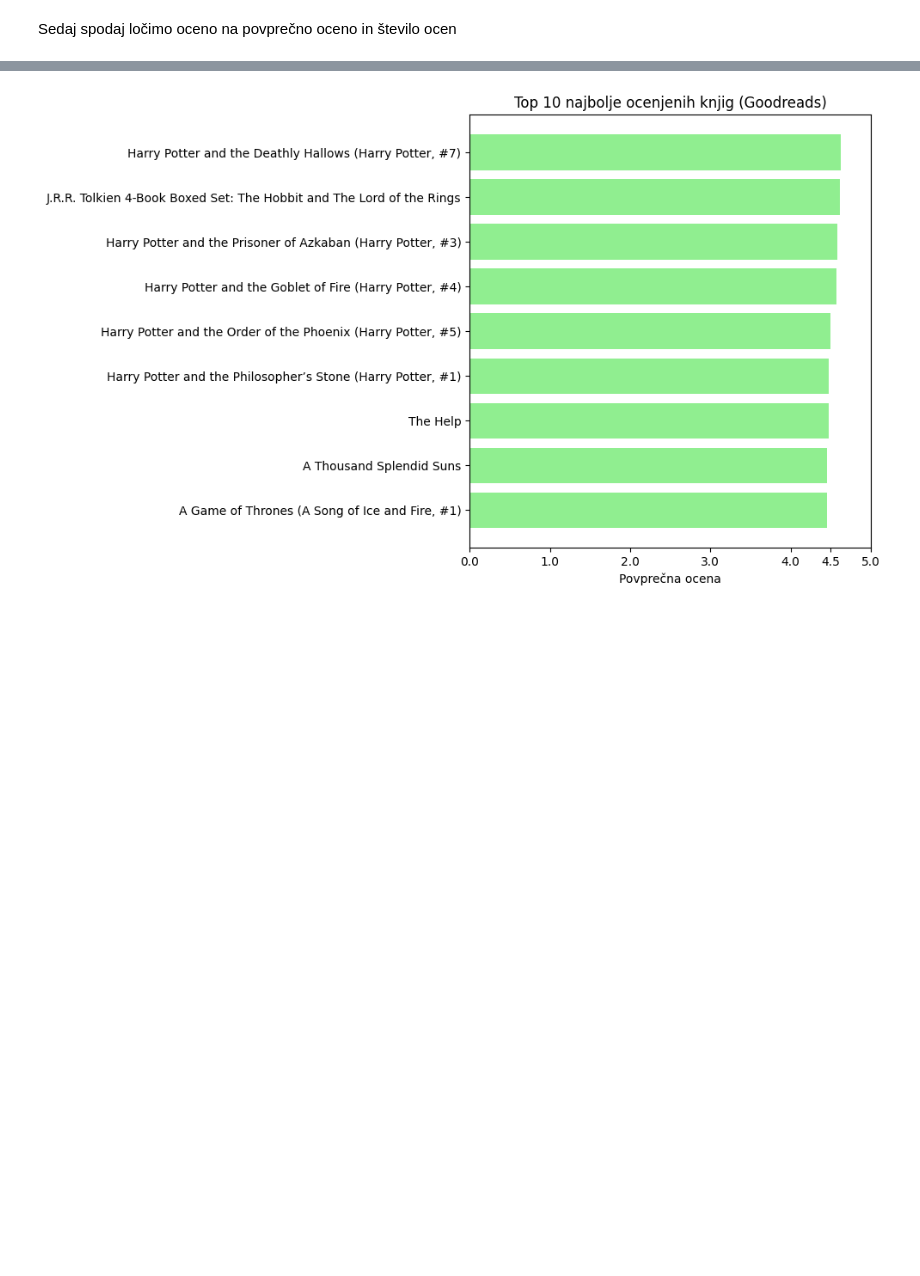
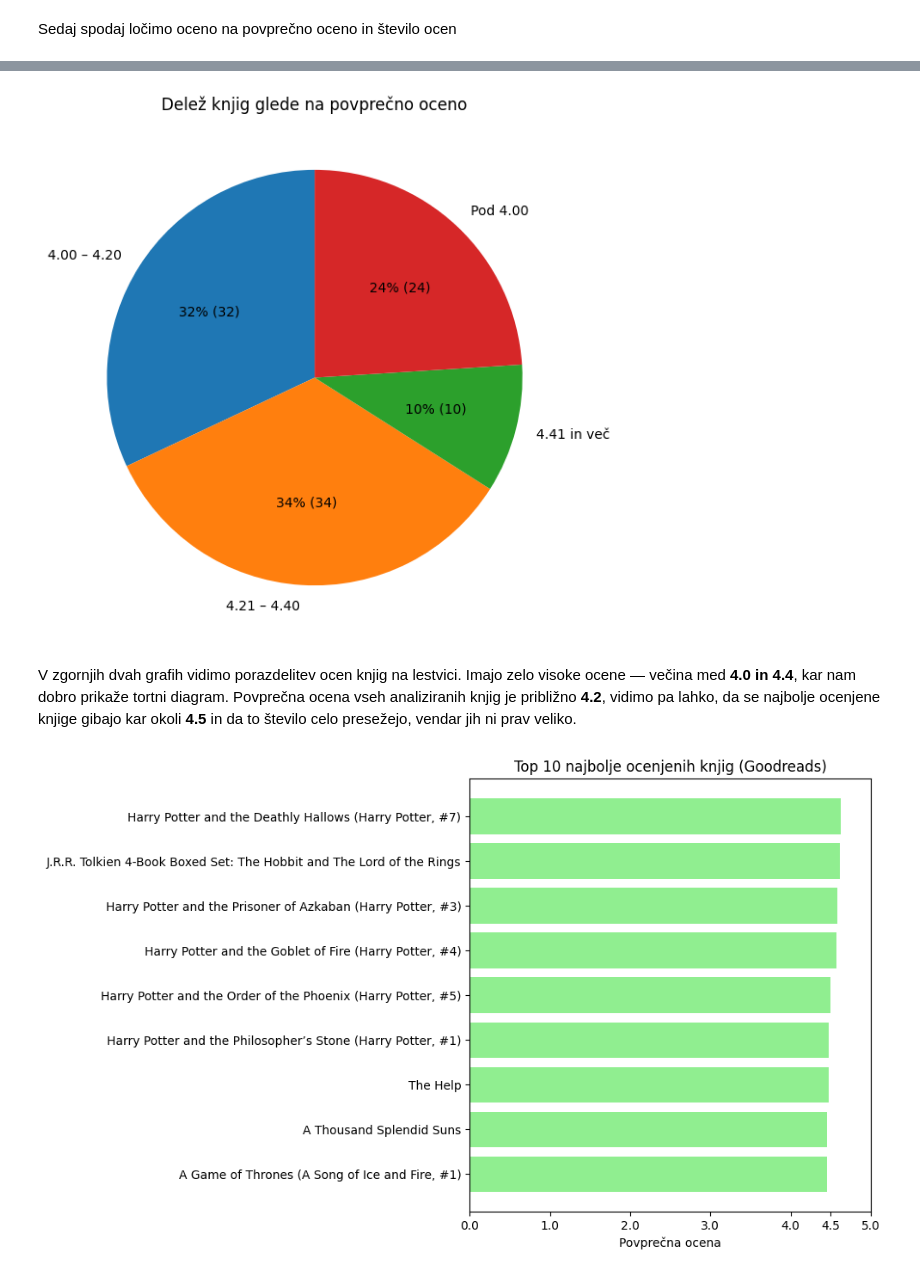
Before and after one commit to Anzevogric/uvp_projektna_naloga, a Jupyter notebook: notebooks/analiza.ipynb, the cells around one changed output, grey strips where cells are left out. Drawn from its saved outputs; the diff is of its cells as text; code cells hidden in the pictures; blank space fills up the shorter version.

```diff
--- a/notebooks/analiza.ipynb
+++ b/notebooks/analiza.ipynb
@@ -65 +59,28 @@ plt.show()
+# %%
+razredi = []
+for ocena in df["povprečna ocena"]:
+    if ocena < 4.00:
+        razredi.append("Pod 4.00")
+    elif 4.00 <= ocena <= 4.20:
+        razredi.append("4.00 – 4.20")
+    elif 4.21 <= ocena <= 4.40:
+        razredi.append("4.21 – 4.40")
+    else:
+        razredi.append("4.41 in več")
+
+df["Razred ocene"] = razredi
+stevilo = df.groupby("Razred ocene")["naslov"].count().sort_index()
+plt.figure(figsize=(7, 7))
+stevilo.plot.pie(
+    title="Delež knjig glede na povprečno oceno",
+    ylabel="",
+    autopct=lambda p: f"{int(round(p))}% ({int(round(p * stevilo.sum() / 100))})",
+    startangle=90
+)
+
+plt.show()
+# %% [output]
+[figure, added]
+# %% [markdown]
+V zgornjih dvah grafih vidimo porazdelitev ocen knjig na lestvici. Imajo zelo visoke ocene — večina med **4.0 in 4.4**, kar nam dobro prikaže tortni diagram. Povprečna ocena vseh analiziranih knjig je približno **4.2**, vidimo pa lahko, da se najbolje ocenjene knjige gibajo kar okoli **4.5** in da to število celo presežejo, vendar jih ni prav veliko.
 # %%
```
Also changed, not shown: parts of 12 cells of this notebook.
